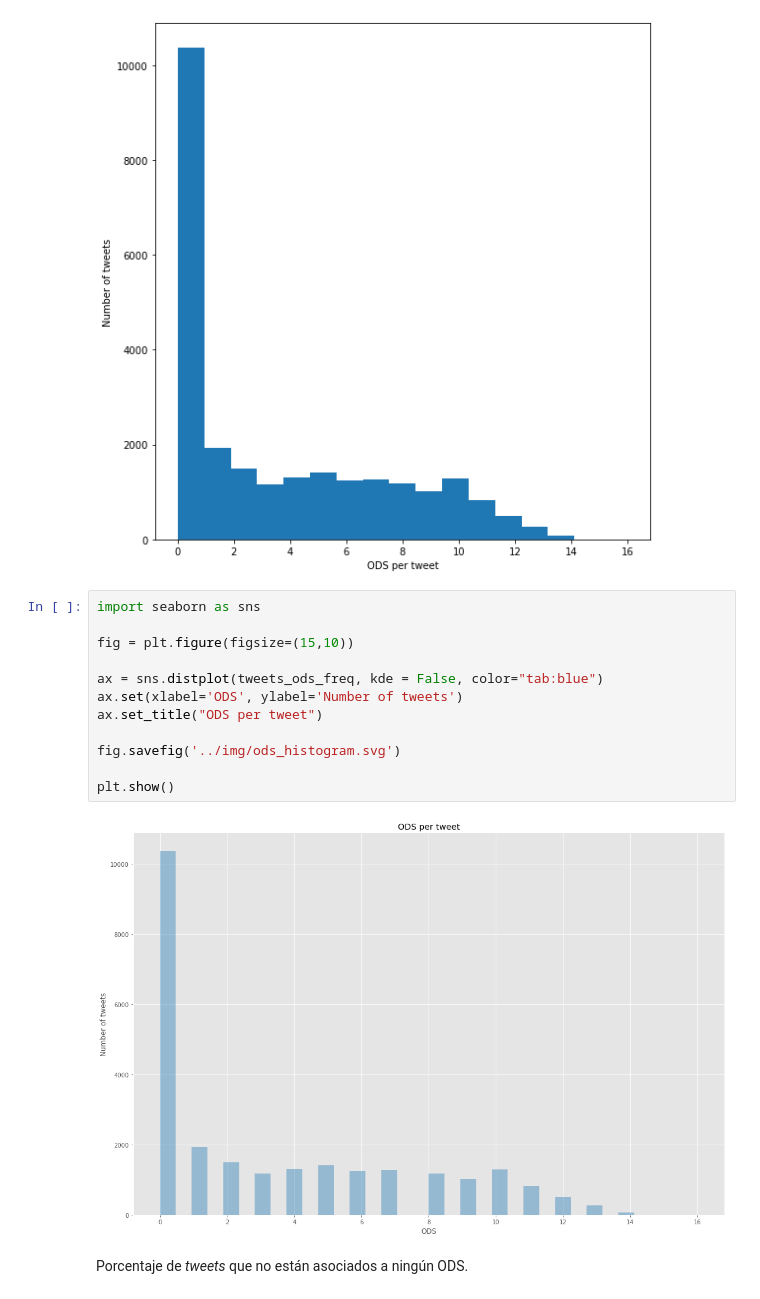
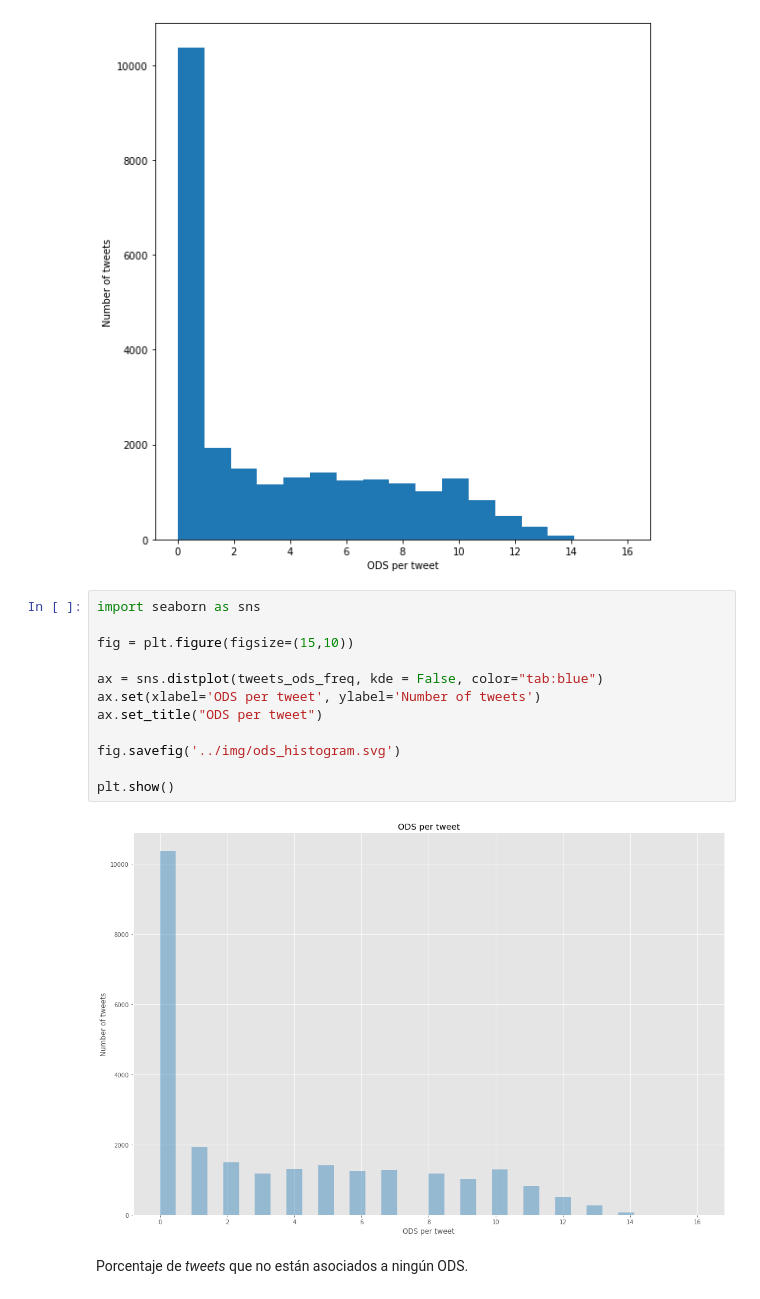
Before and after one commit to michelangelocasablancas/ods, a Jupyter notebook: ipynb/20200630_plot_ods_data.ipynb, the cells around one changed output. Cells and saved outputs as stored; diff of their text form.

Commit message:
Update plots.

```diff
--- a/ipynb/20200630_plot_ods_data.ipynb
+++ b/ipynb/20200630_plot_ods_data.ipynb
@@ -97,17 +97,17 @@ plt.style.use('ggplot')
 # %%
 import seaborn as sns
 
 fig = plt.figure(figsize=(15,10))
 
 ax = sns.distplot(tweets_ods_freq, kde = False, color="tab:blue")
-ax.set(xlabel='ODS', ylabel='Number of tweets')
+ax.set(xlabel='ODS per tweet', ylabel='Number of tweets')
 ax.set_title("ODS per tweet")
 
 fig.savefig('../img/ods_histogram.svg')
 
 plt.show()
 # %% [output]
-[figure, old version]
+[figure, new version]
 # %% [markdown]
 Porcentaje de _tweets_ que no están asociados a ningún ODS.
 # %%
```
Also changed, not shown: 2 other files.
